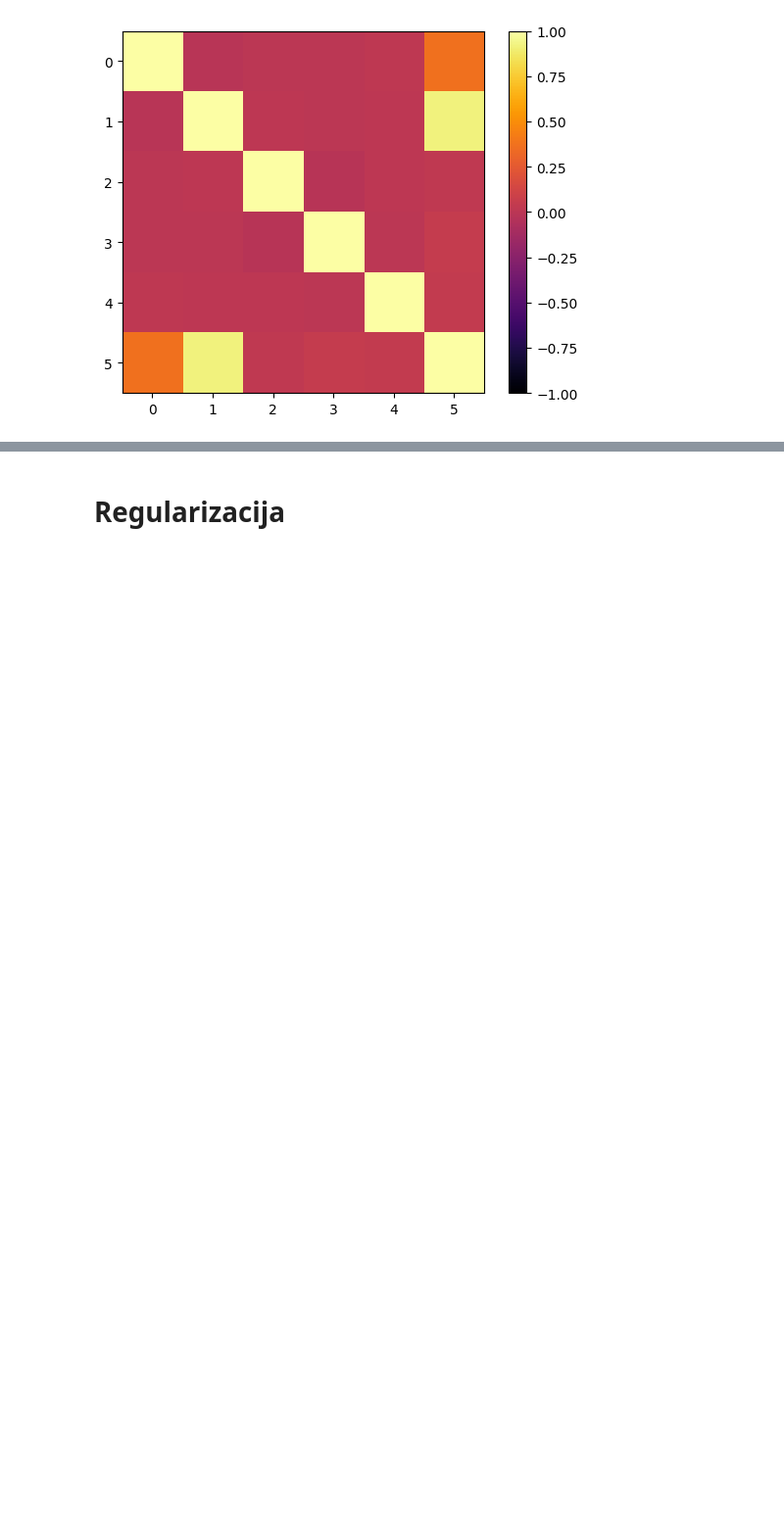
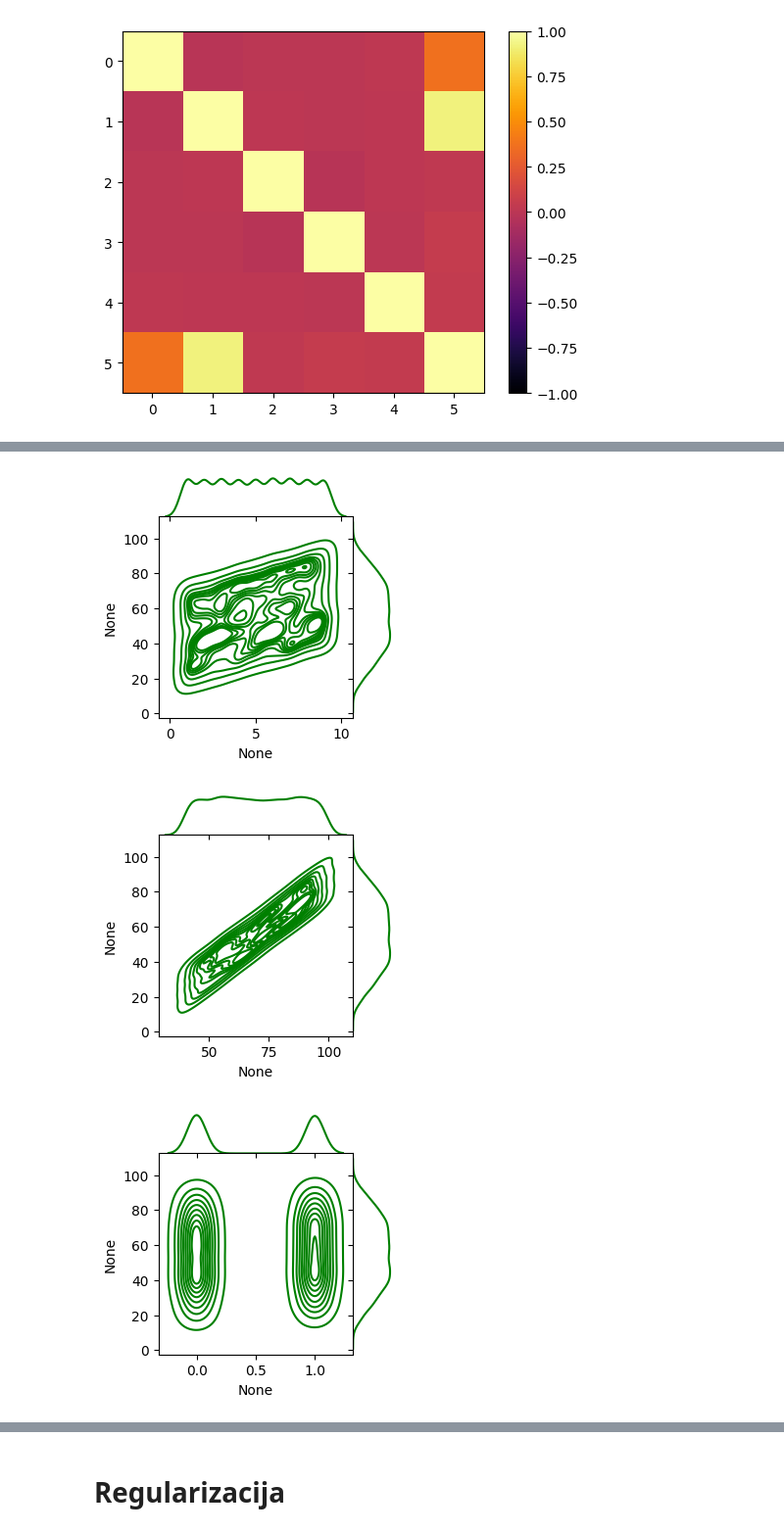
Before and after one commit to Kuzemano/ML, a Jupyter notebook: labs/second.ipynb, the cells around one changed output, grey strips where cells are left out. Shown at 98% size. Drawn from its saved outputs; the diff is of its cells as text; code cells hidden in the pictures; blank space fills up the shorter version.

```diff
--- a/labs/second.ipynb
+++ b/labs/second.ipynb
@@ -151,9 +151,12 @@ plt.show()
 # %%
 sns.jointplot(x=X[:,0], y=y, kind="kde", space=0, color="g", height = 3)
 plt.show()
 # откоментирајте го следниот код за приказ за секој атрибут
-#for feature_i in range(number_of_features):
-#    sns.jointplot(x=X[:,feature_i], y=y, kind="kde", space=0, color="g", height = 3)
-#plt.show()
+for feature_i in range(number_of_features):
+    sns.jointplot(x=X[:,feature_i], y=y, kind="kde", space=0, color="g", height = 3)
+plt.show()
 # %% [output]
 [figure]
+[figure, added]
+[figure, added]
+[figure, added]
```
Also changed, not shown: parts of 2 cells of this notebook, 5 other files.
